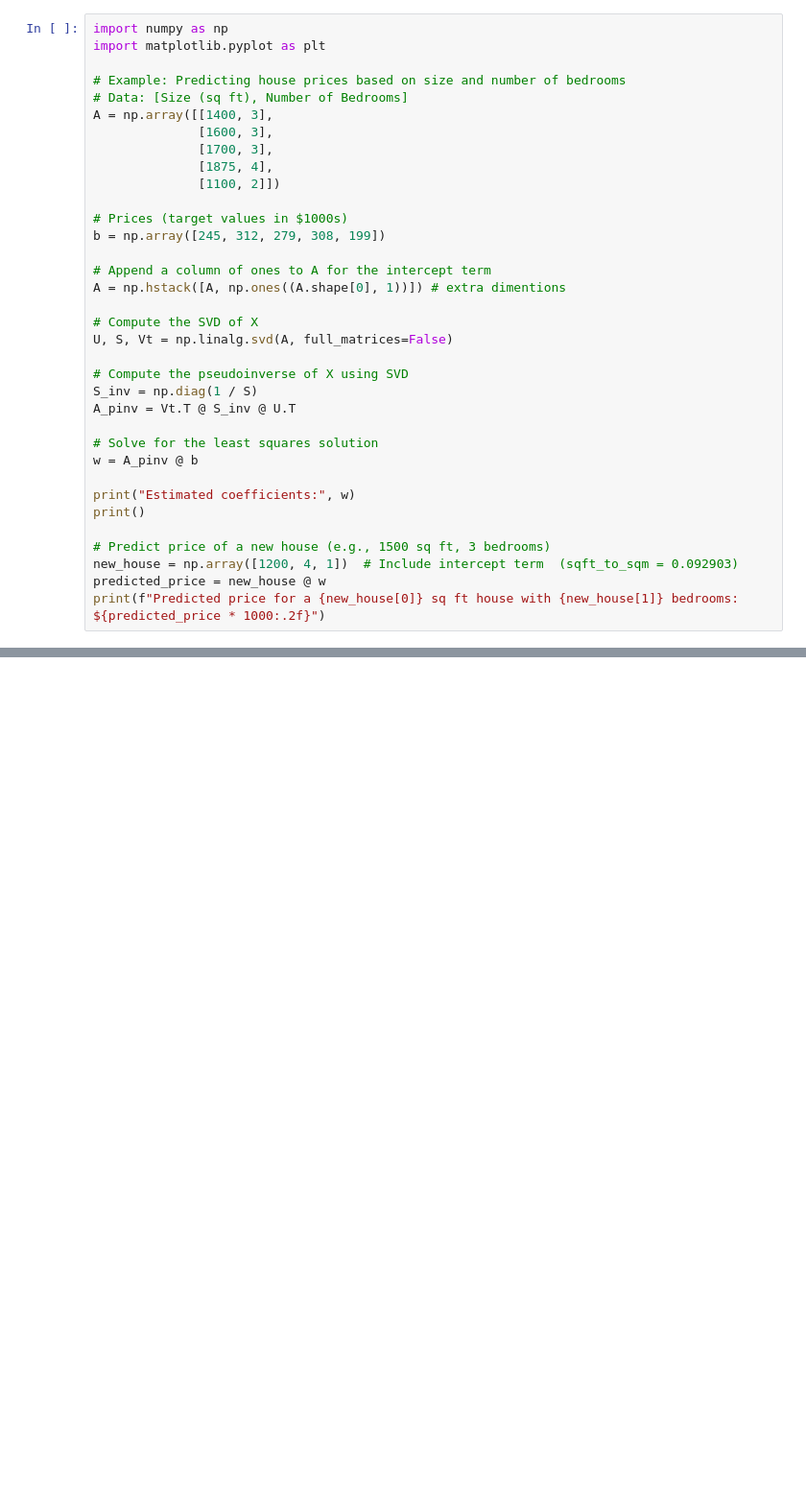
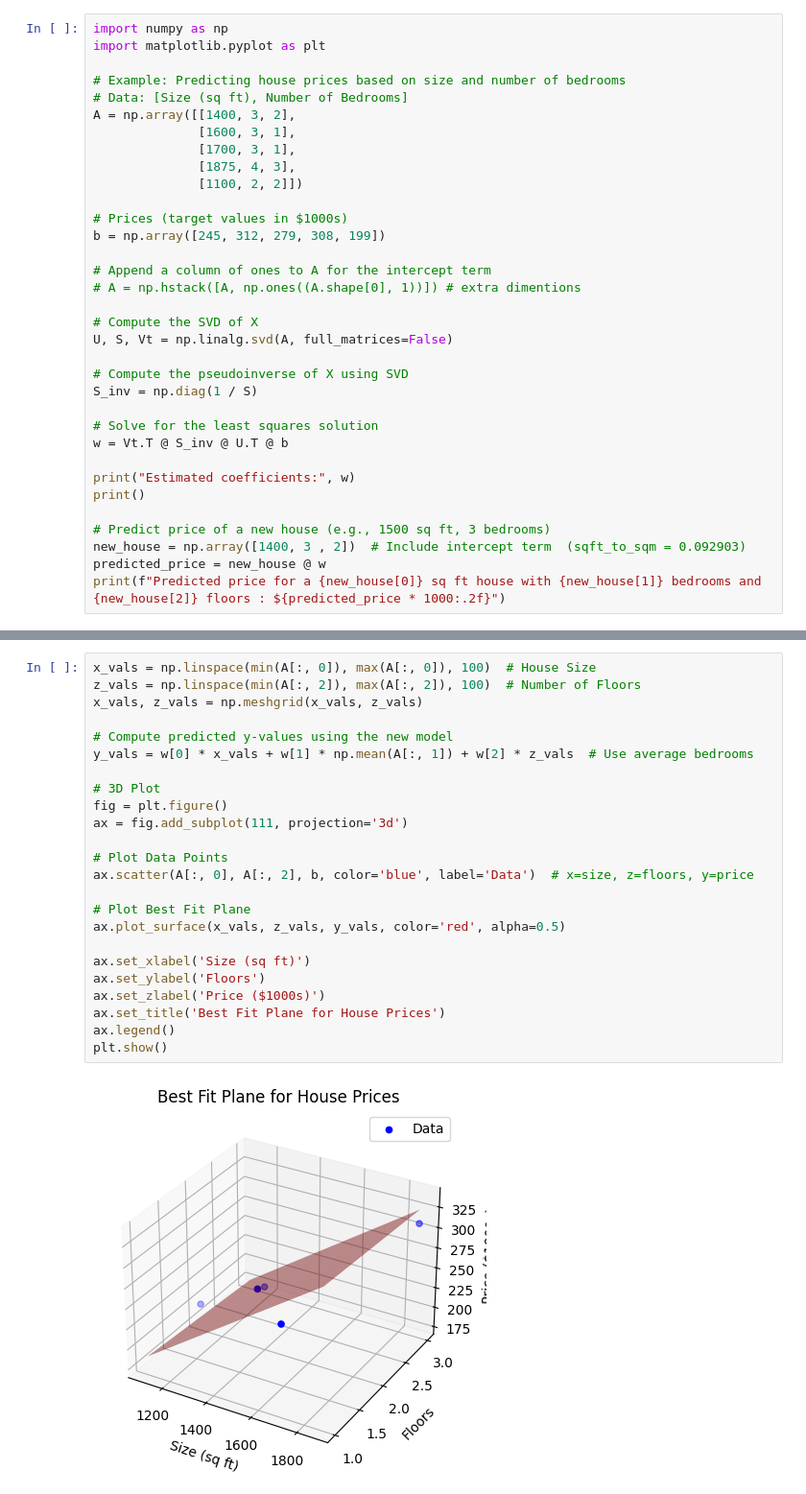
Before and after one commit to wizis17/Math_Project-I, a Jupyter notebook: main11.ipynb, the cells around one changed output, grey strips where cells are left out. Shown at 96% size. Saved outputs shown, nothing was run; the diff lists cells and outputs as text; blank space fills up the shorter version.

Commit message:
change 2d to 3d by add floor dimension

```diff
--- a/main11.ipynb
+++ b/main11.ipynb
@@ -4,33 +4,32 @@ import matplotlib.pyplot as plt
 
 # Example: Predicting house prices based on size and number of bedrooms
 # Data: [Size (sq ft), Number of Bedrooms]
-A = np.array([[1400, 3],
-              [1600, 3],
-              [1700, 3],
-              [1875, 4],
-              [1100, 2]])
+A = np.array([[1400, 3, 2],
+              [1600, 3, 1],
+              [1700, 3, 1],
+              [1875, 4, 3],
+              [1100, 2, 2]])
 
 # Prices (target values in $1000s)
 b = np.array([245, 312, 279, 308, 199])
 
 # Append a column of ones to A for the intercept term
-A = np.hstack([A, np.ones((A.shape[0], 1))]) # extra dimentions
+# A = np.hstack([A, np.ones((A.shape[0], 1))]) # extra dimentions
 
 # Compute the SVD of X
 U, S, Vt = np.linalg.svd(A, full_matrices=False)
 
 # Compute the pseudoinverse of X using SVD
 S_inv = np.diag(1 / S)
-A_pinv = Vt.T @ S_inv @ U.T
 
 # Solve for the least squares solution
-w = A_pinv @ b
+w = Vt.T @ S_inv @ U.T @ b
 
 print("Estimated coefficients:", w)
 print()
 
 # Predict price of a new house (e.g., 1500 sq ft, 3 bedrooms)
-new_house = np.array([1200, 4, 1])  # Include intercept term  (sqft_to_sqm = 0.092903)
+new_house = np.array([1400, 3 , 2])  # Include intercept term  (sqft_to_sqm = 0.092903)
 predicted_price = new_house @ w
-print(f"Predicted price for a {new_house[0]} sq ft house with {new_house[1]} bedrooms: ${predicted_price * 1000:.2f}")
+print(f"Predicted price for a {new_house[0]} sq ft house with {new_house[1]} bedrooms and {new_house[2]} floors : ${predicted_price * 1000:.2f}")
 # %% [output]
@@ -52,0 +39,26 @@ plt.show()
+# %%
+x_vals = np.linspace(min(A[:, 0]), max(A[:, 0]), 100)  # House Size
+z_vals = np.linspace(min(A[:, 2]), max(A[:, 2]), 100)  # Number of Floors
+x_vals, z_vals = np.meshgrid(x_vals, z_vals)
+
+# Compute predicted y-values using the new model
+y_vals = w[0] * x_vals + w[1] * np.mean(A[:, 1]) + w[2] * z_vals  # Use average bedrooms
+
+# 3D Plot
+fig = plt.figure()
+ax = fig.add_subplot(111, projection='3d')
+
+# Plot Data Points
+ax.scatter(A[:, 0], A[:, 2], b, color='blue', label='Data')  # x=size, z=floors, y=price
+
+# Plot Best Fit Plane
+ax.plot_surface(x_vals, z_vals, y_vals, color='red', alpha=0.5)
+
+ax.set_xlabel('Size (sq ft)')
+ax.set_ylabel('Floors')
+ax.set_zlabel('Price ($1000s)')
+ax.set_title('Best Fit Plane for House Prices')
+ax.legend()
+plt.show()
+# %% [output]
+[figure, added]
```
Also changed, not shown: parts of 2 cells of this notebook.
